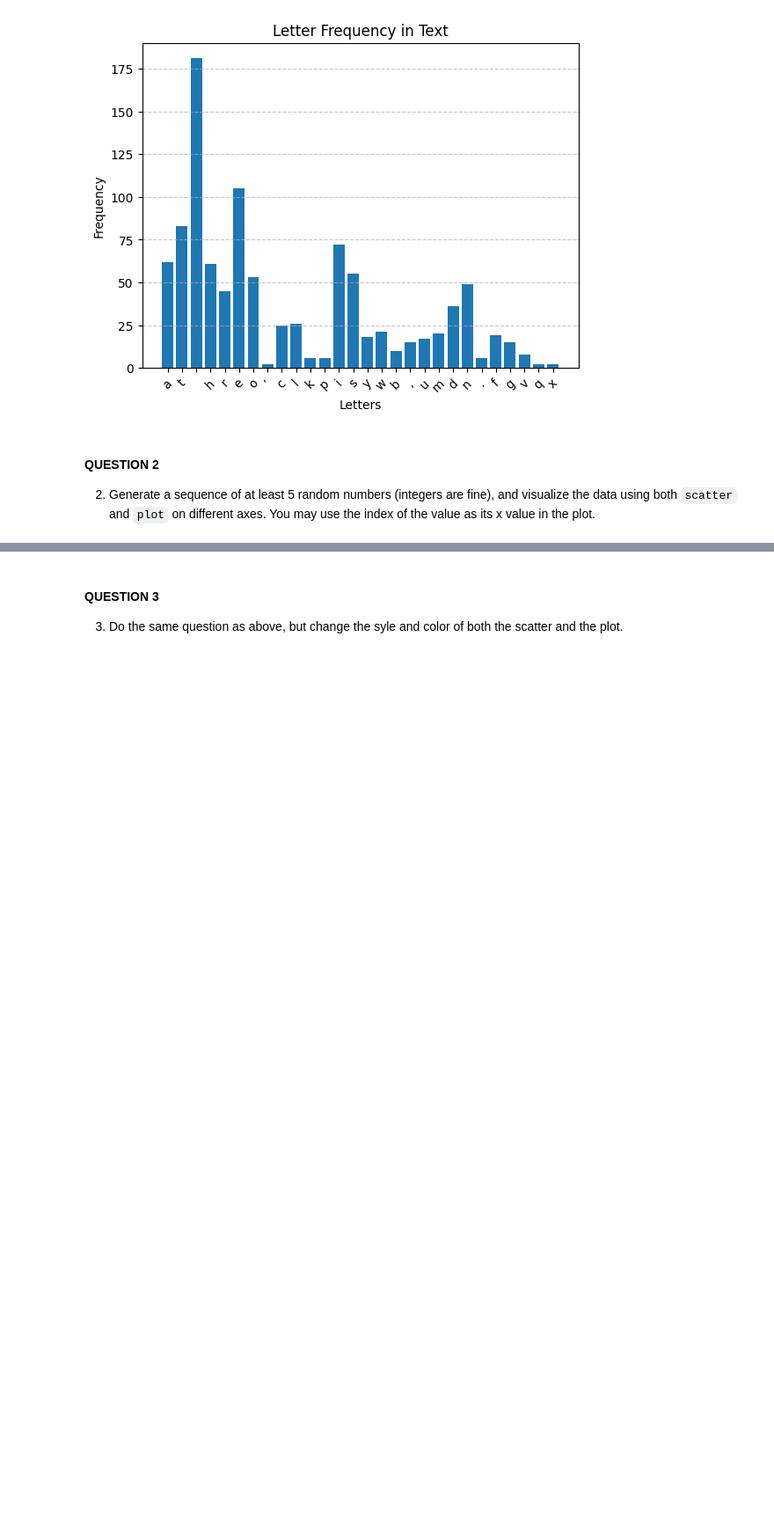
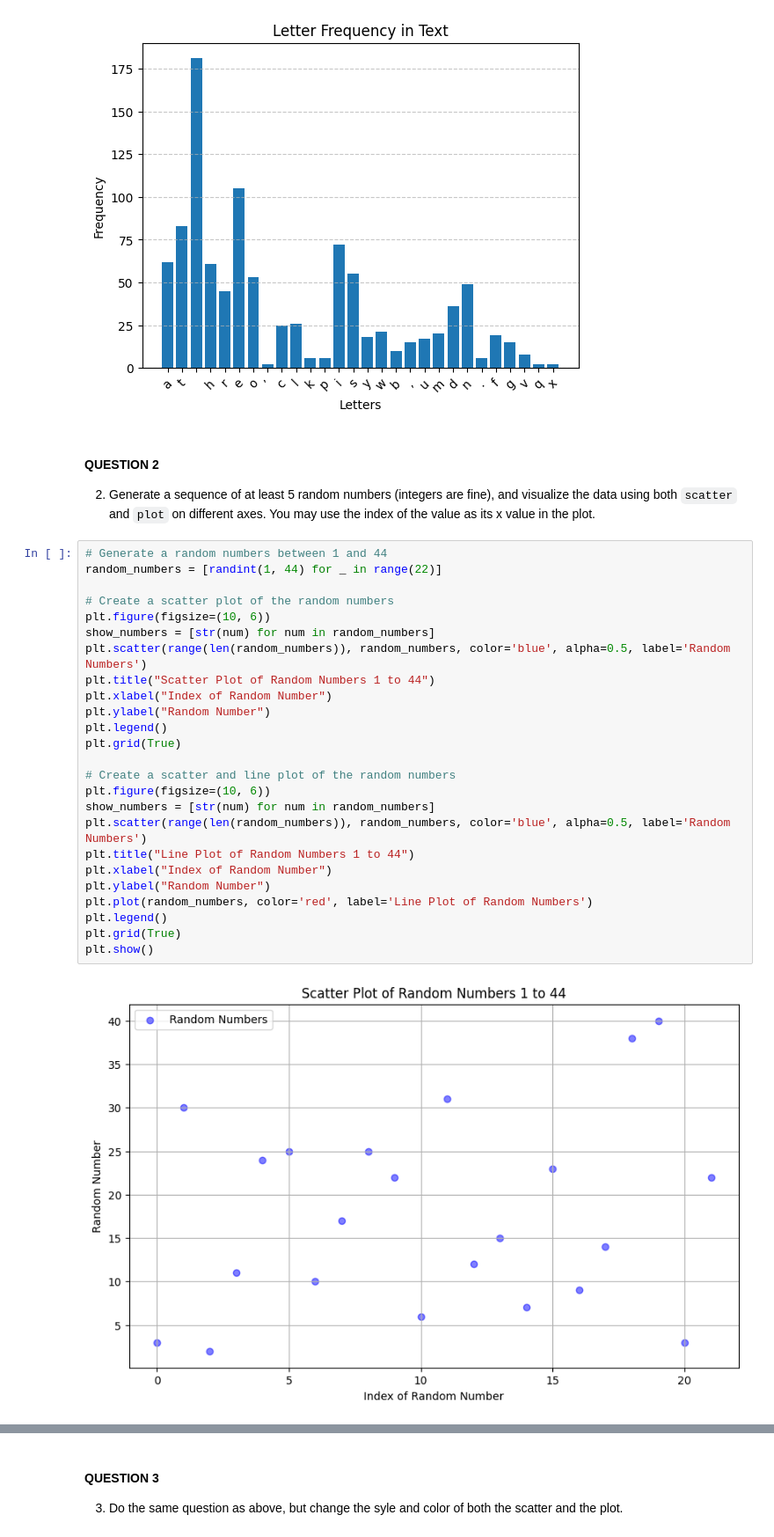
Before and after one commit to bjdawson23/pyplot, a Jupyter notebook: pyplot.ipynb, the cells around one changed output, grey strips where cells are left out. Shown at 88% size. Saved outputs shown, nothing was run; the diff lists cells and outputs as text; blank space fills up the shorter version.

```diff
--- a/pyplot.ipynb
+++ b/pyplot.ipynb
@@ -64,3 +64,30 @@ Text(0, 0.5, 'Frequency')
 #### QUESTION 2
 
 2. Generate a sequence of at least 5 random numbers (integers are fine), and visualize the data using both `scatter` and `plot` on different axes.  You may use the index of the value as its x value in the plot.
+# %%
+# Generate a random numbers between 1 and 44
+random_numbers = [randint(1, 44) for _ in range(22)]
+
+# Create a scatter plot of the random numbers
+plt.figure(figsize=(10, 6))
+show_numbers = [str(num) for num in random_numbers]
+plt.scatter(range(len(random_numbers)), random_numbers, color='blue', alpha=0.5, label='Random Numbers')
+plt.title("Scatter Plot of Random Numbers 1 to 44")
+plt.xlabel("Index of Random Number")
+plt.ylabel("Random Number")
+plt.legend()
+plt.grid(True)
+
+# Create a scatter and line plot of the random numbers
+plt.figure(figsize=(10, 6))
+show_numbers = [str(num) for num in random_numbers]
+plt.scatter(range(len(random_numbers)), random_numbers, color='blue', alpha=0.5, label='Random Numbers')
+plt.title("Line Plot of Random Numbers 1 to 44")
+plt.xlabel("Index of Random Number")
+plt.ylabel("Random Number")
+plt.plot(random_numbers, color='red', label='Line Plot of Random Numbers')
+plt.legend()
+plt.grid(True)
+plt.show()
+# %% [output]
+[figure, added]
```
Also changed, not shown: parts of 1 cell of this notebook.
